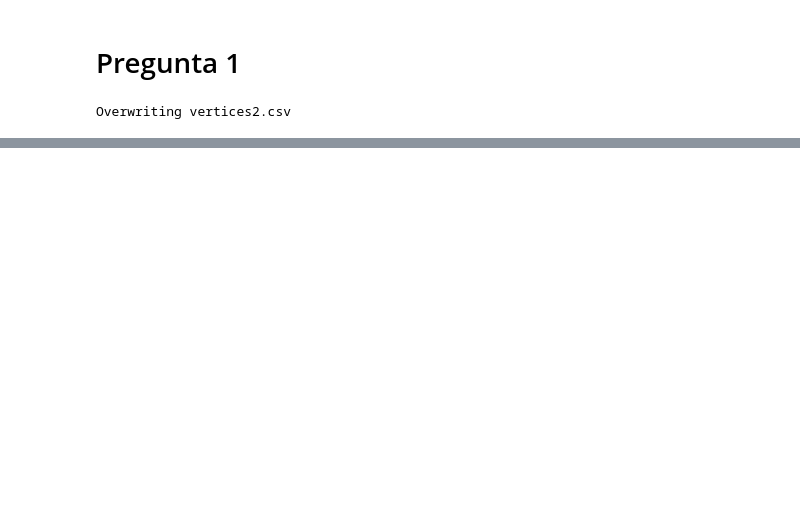
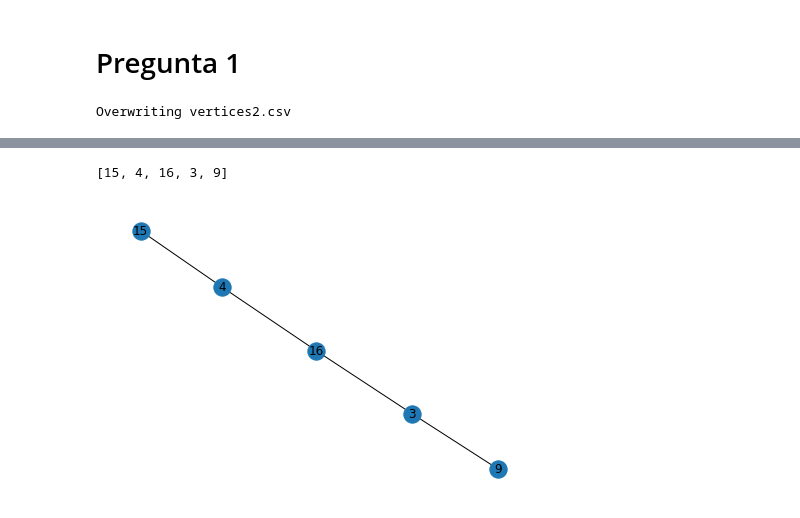
Before and after one commit to leocesias/tf-202010773-20201b333-201710310, a Jupyter notebook: Final.ipynb, the cells around one changed output, grey strips where cells are left out. Drawn from its saved outputs; the diff is of its cells as text; code cells hidden in the pictures; blank space fills up the shorter version.

```diff
--- a/Final.ipynb
+++ b/Final.ipynb
@@ -140,0 +242,5 @@ if __name__=="__main__":
+# %%
+dijkstra(15,9)
+# %% [output]
+[15, 4, 16, 3, 9]
+[figure, added]
```
Also changed, not shown: parts of 7 cells of this notebook.
